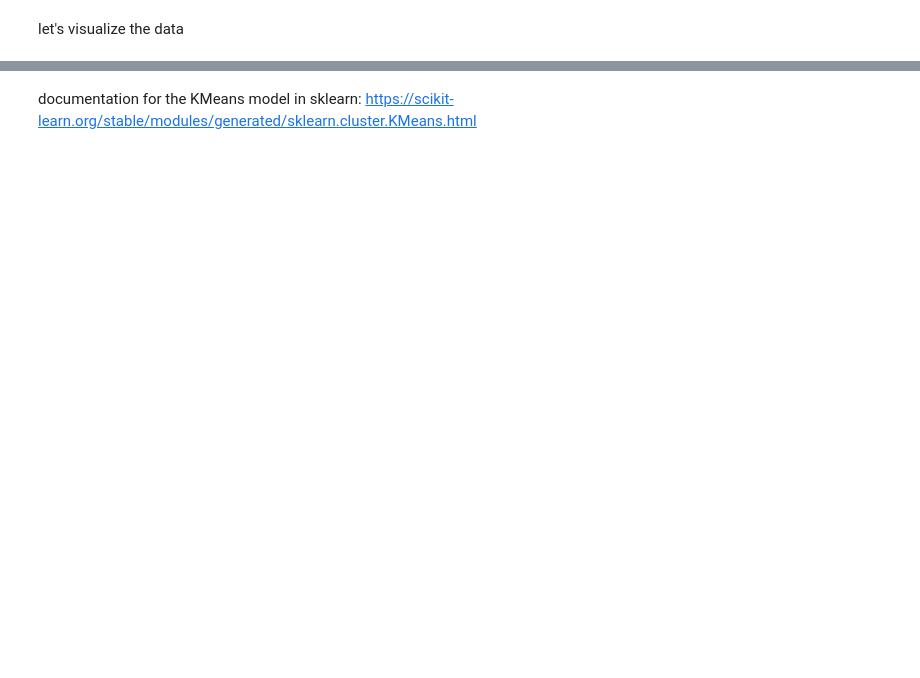
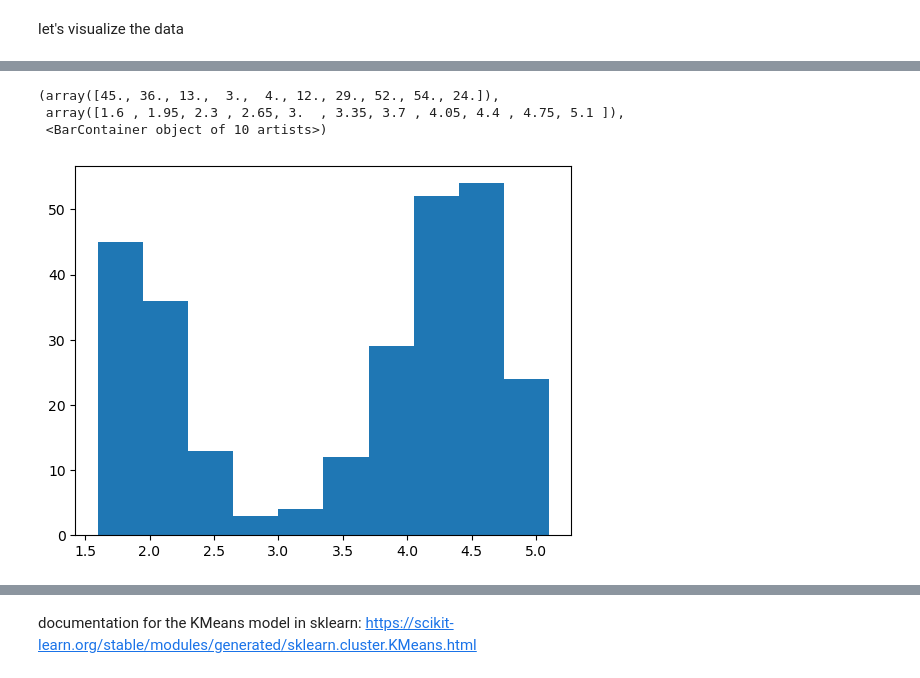
Before and after one commit to croppers/ml_classification_workshop, a Jupyter notebook: lesson_1/lesson_1_blank.ipynb, the cells around one changed output, grey strips where cells are left out. Saved outputs shown, nothing was run; the diff lists cells and outputs as text; code cells hidden in the pictures; blank space fills up the shorter version.

```diff
--- a/lesson_1/lesson_1_blank.ipynb
+++ b/lesson_1/lesson_1_blank.ipynb
@@ -12,0 +39,7 @@ NameError: name 'df' is not defined
+# %%
+plt.hist(df['eruption'])
+# %% [output]
+(array([45., 36., 13.,  3.,  4., 12., 29., 52., 54., 24.]),
+ array([1.6 , 1.95, 2.3 , 2.65, 3.  , 3.35, 3.7 , 4.05, 4.4 , 4.75, 5.1 ]),
+ <BarContainer object of 10 artists>)
+[figure, added]
```
Also changed, not shown: parts of 29 cells of this notebook.
